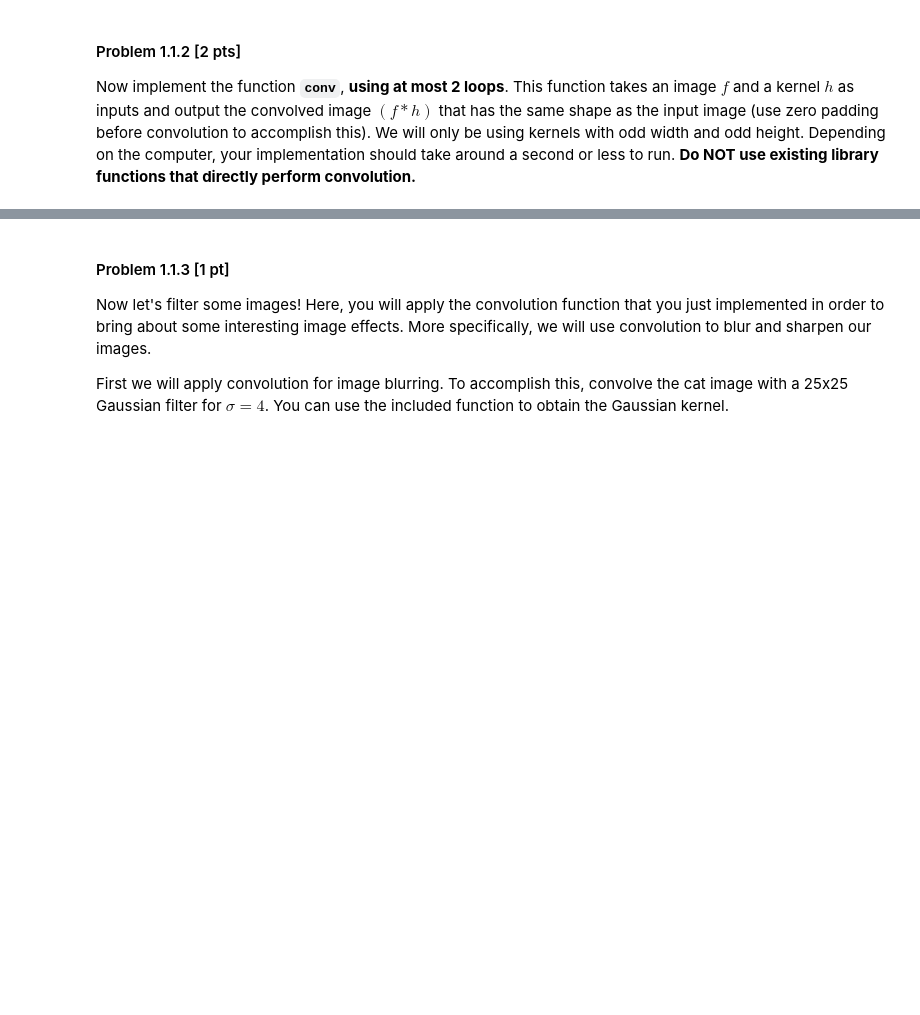
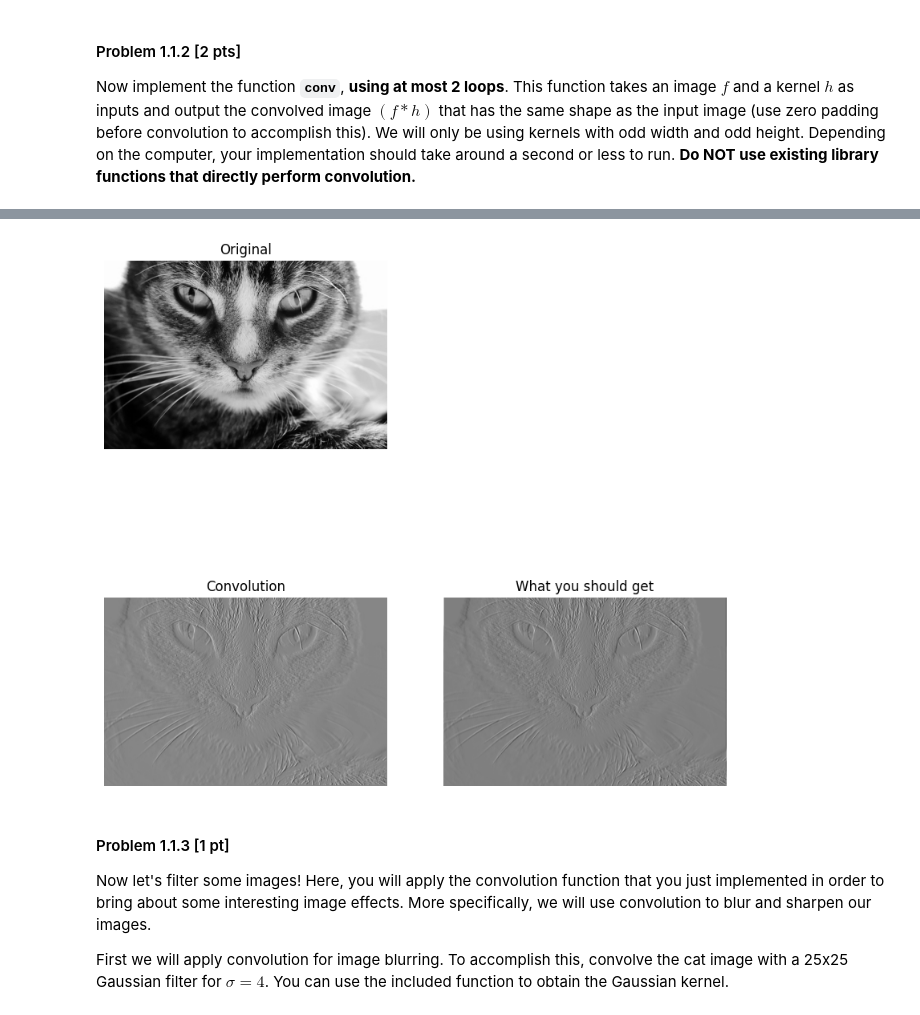
Before and after one commit to mahesmeh001/Computer-Vision, a Jupyter notebook: CSE252A_FA25_assignment_2/CSE252A_FA25_assignment_2.ipynb, the cells around one changed output, grey strips where cells are left out. Drawn from its saved outputs; the diff is of its cells as text; code cells hidden in the pictures; blank space fills up the shorter version.

```diff
--- a/CSE252A_FA25_assignment_2/CSE252A_FA25_assignment_2.ipynb
+++ b/CSE252A_FA25_assignment_2/CSE252A_FA25_assignment_2.ipynb
@@ -159,6 +164,9 @@ def conv(image, kernel):
     YOUR CODE HERE
     ========== """
 
+    for i in range(Hi - Hk + 1): # limit convlution to valid region
+        for j in range(Wi - Wk + 1):
+            out[i, j] = np.sum(image[i:i+Hk, j:j+Wk] * kernel[::-1, ::-1]) # flipped kernel so we can do A(Hi+i, Wi+j)*K(Hi-1-i, Wi-1-j)
 
     return out
 
@@ -197,3 +205,4 @@ plt.title('What you should get')
 plt.axis('off')
 
 plt.show()
+# %% [output]
@@ -200,3 +210,4 @@ plt.show()
+[figure, added]
 # %% [markdown]
 #### Problem 1.1.3 [1 pt]
 Now let's filter some images! Here, you will apply the convolution function that you just implemented in order to bring about some interesting image effects. More specifically, we will use convolution to blur and sharpen our images.
```
Also changed, not shown: parts of 9 cells of this notebook.
